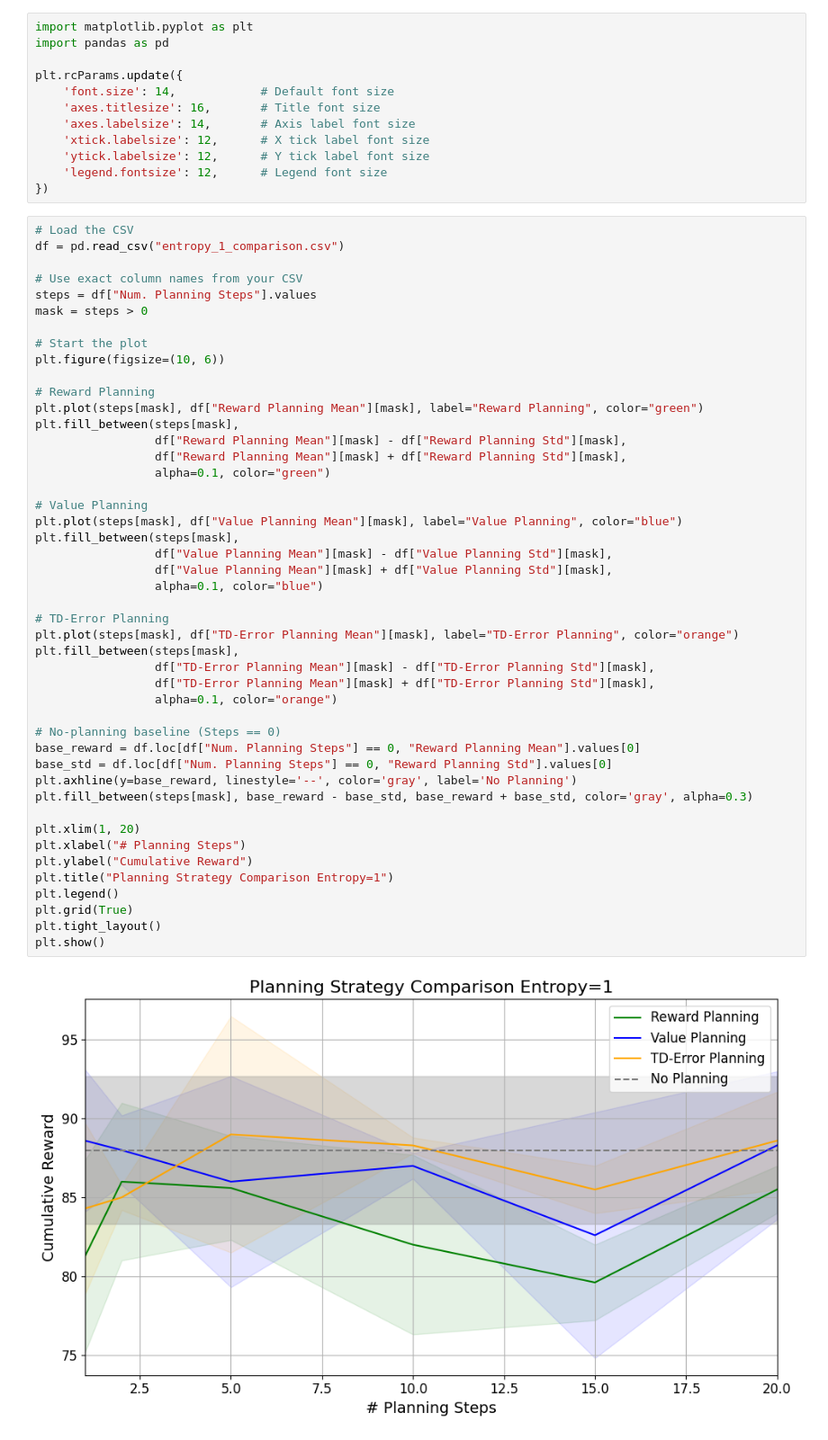
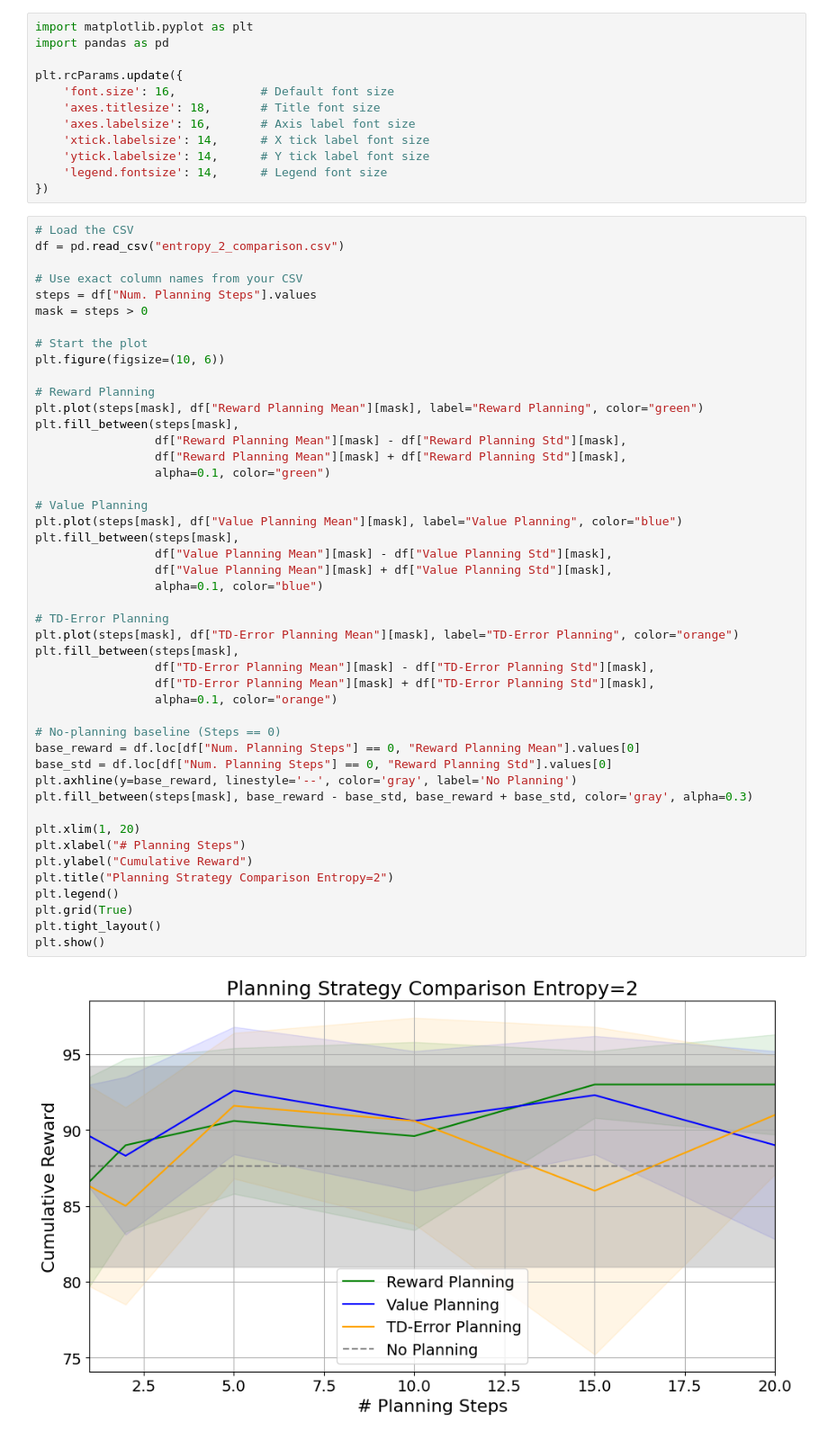
Before and after one commit to Lislaam/wm_inference_diffusion, a Jupyter notebook: plots.ipynb, the cells around one changed output. Shown: that part at 90% size. Saved outputs shown, nothing was run; the diff lists cells and outputs as text.

```diff
--- a/plots.ipynb
+++ b/plots.ipynb
@@ -3,16 +3,16 @@ import matplotlib.pyplot as plt
 import pandas as pd
 
 plt.rcParams.update({
-    'font.size': 14,            # Default font size
-    'axes.titlesize': 16,       # Title font size
-    'axes.labelsize': 14,       # Axis label font size
-    'xtick.labelsize': 12,      # X tick label font size
-    'ytick.labelsize': 12,      # Y tick label font size
-    'legend.fontsize': 12,      # Legend font size
+    'font.size': 16,            # Default font size
+    'axes.titlesize': 18,       # Title font size
+    'axes.labelsize': 16,       # Axis label font size
+    'xtick.labelsize': 14,      # X tick label font size
+    'ytick.labelsize': 14,      # Y tick label font size
+    'legend.fontsize': 14,      # Legend font size
 })
 # %%
 # Load the CSV
-df = pd.read_csv("entropy_1_comparison.csv")
+df = pd.read_csv("entropy_2_comparison.csv")
 
 # Use exact column names from your CSV
 steps = df["Num. Planning Steps"].values
@@ -29,32 +29,32 @@ plt.fill_between(steps[mask],
                  alpha=0.1, color="green")
 
 # Value Planning
 plt.plot(steps[mask], df["Value Planning Mean"][mask], label="Value Planning", color="blue")
 plt.fill_between(steps[mask],
                  df["Value Planning Mean"][mask] - df["Value Planning Std"][mask],
                  df["Value Planning Mean"][mask] + df["Value Planning Std"][mask],
                  alpha=0.1, color="blue")
 
 # TD-Error Planning
 plt.plot(steps[mask], df["TD-Error Planning Mean"][mask], label="TD-Error Planning", color="orange")
 plt.fill_between(steps[mask],
                  df["TD-Error Planning Mean"][mask] - df["TD-Error Planning Std"][mask],
                  df["TD-Error Planning Mean"][mask] + df["TD-Error Planning Std"][mask],
                  alpha=0.1, color="orange")
 
 # No-planning baseline (Steps == 0)
 base_reward = df.loc[df["Num. Planning Steps"] == 0, "Reward Planning Mean"].values[0]
 base_std = df.loc[df["Num. Planning Steps"] == 0, "Reward Planning Std"].values[0]
 plt.axhline(y=base_reward, linestyle='--', color='gray', label='No Planning')
 plt.fill_between(steps[mask], base_reward - base_std, base_reward + base_std, color='gray', alpha=0.3)
 
 plt.xlim(1, 20)
 plt.xlabel("# Planning Steps")
 plt.ylabel("Cumulative Reward")
-plt.title("Planning Strategy Comparison Entropy=1")
+plt.title("Planning Strategy Comparison Entropy=2")
 plt.legend()
 plt.grid(True)
 plt.tight_layout()
 plt.show()
 # %% [output]
-[figure, old version]
+[figure, new version]
```
Also changed, not shown: 9 other files.
